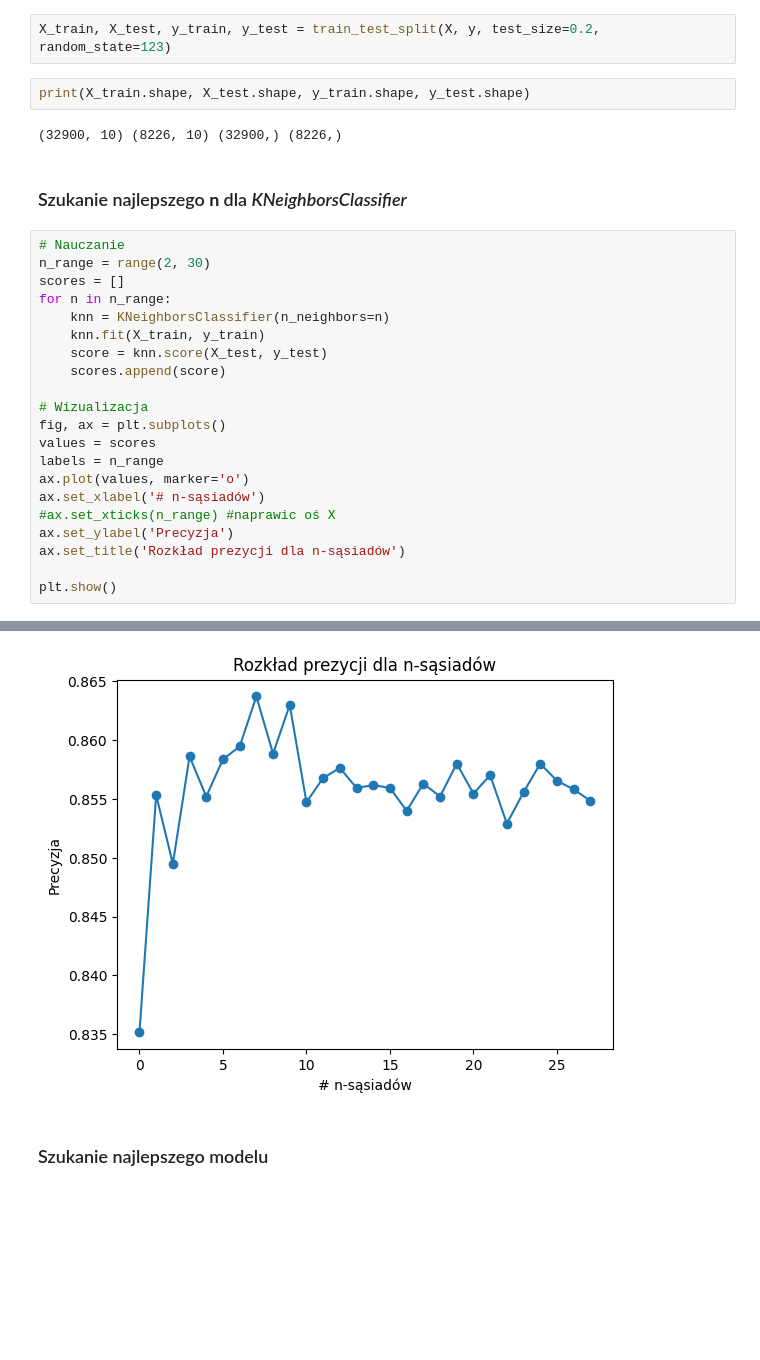
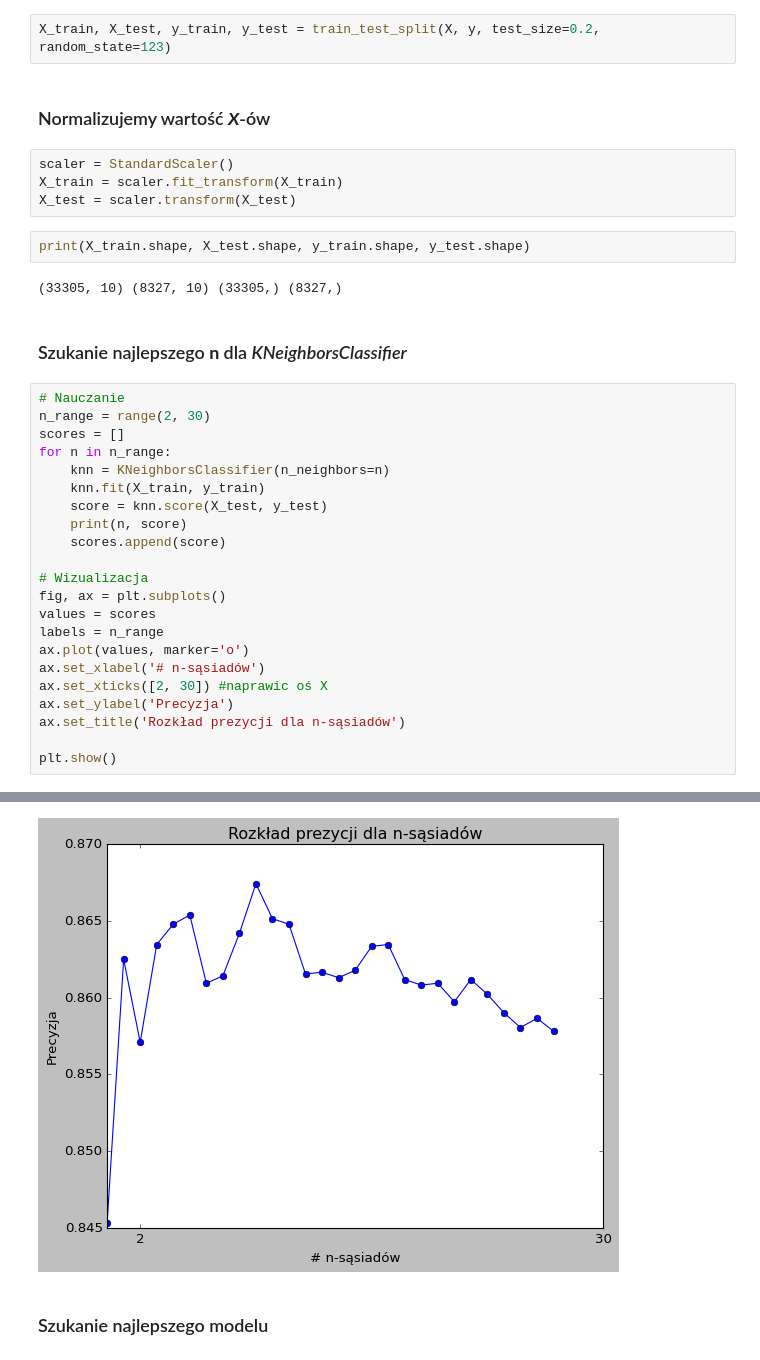
Before and after one commit to pgarwol/PhishingEmailDetection, a Jupyter notebook: learning.ipynb, the cells around one changed output, grey strips where cells are left out. Drawn from its saved outputs; the diff is of its cells as text; blank space fills up the shorter version.

```diff
--- a/learning.ipynb
+++ b/learning.ipynb
@@ -98,10 +100,16 @@ print(X.shape, y.shape)
 ### Rozdzielanie X, y na treningowe i testowe zestawy
 # %%
 X_train, X_test, y_train, y_test = train_test_split(X, y, test_size=0.2, random_state=123)
+# %% [markdown]
+### Normalizujemy wartość <b><i>X</i></b>-ów
+# %%
+scaler = StandardScaler()
+X_train = scaler.fit_transform(X_train)
+X_test = scaler.transform(X_test)
 # %%
 print(X_train.shape, X_test.shape, y_train.shape, y_test.shape)
 # %% [output]
-(32900, 10) (8226, 10) (32900,) (8226,)
+(33305, 10) (8327, 10) (33305,) (8327,)
 # %% [markdown]
 ### Szukanie najlepszego <b> n </b> dla <i>KNeighborsClassifier</i>
 # %%
@@ -112,6 +120,7 @@ for n in n_range:
     knn = KNeighborsClassifier(n_neighbors=n)
     knn.fit(X_train, y_train)
     score = knn.score(X_test, y_test)
+    print(n, score)
     scores.append(score)
 
 # Wizualizacja
@@ -120,7 +129,7 @@ values = scores
 labels = n_range
 ax.plot(values, marker='o')
 ax.set_xlabel('# n-sąsiadów')
-#ax.set_xticks(n_range) #naprawic oś X
+ax.set_xticks([2, 30]) #naprawic oś X
 ax.set_ylabel('Precyzja')
 ax.set_title('Rozkład prezycji dla n-sąsiadów')
 
@@ -129,4 +155,4 @@ plt.show()
-[figure, old version]
+[figure, new version]
 # %% [markdown]
 ### Szukanie najlepszego modelu
 # %%
```
Also changed, not shown: parts of 13 cells of this notebook, 4 other files.
